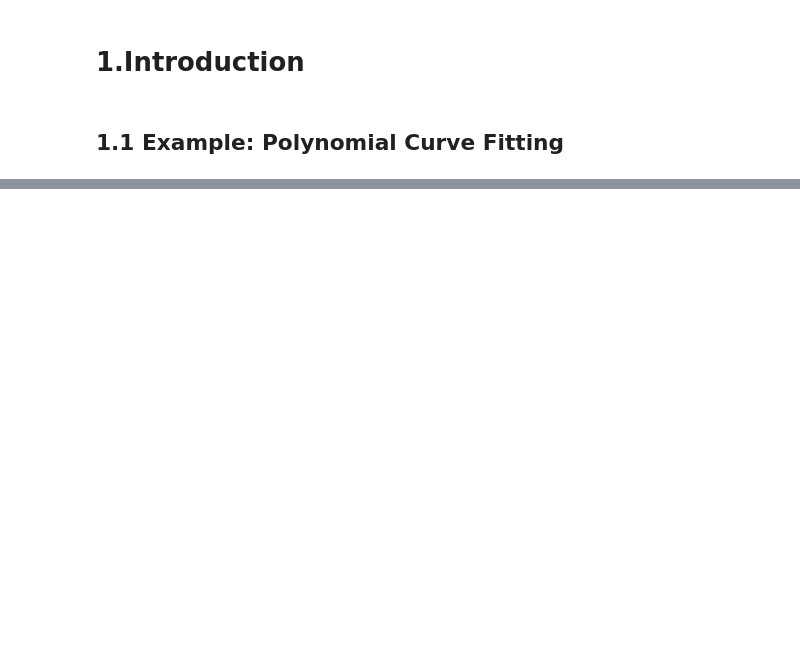
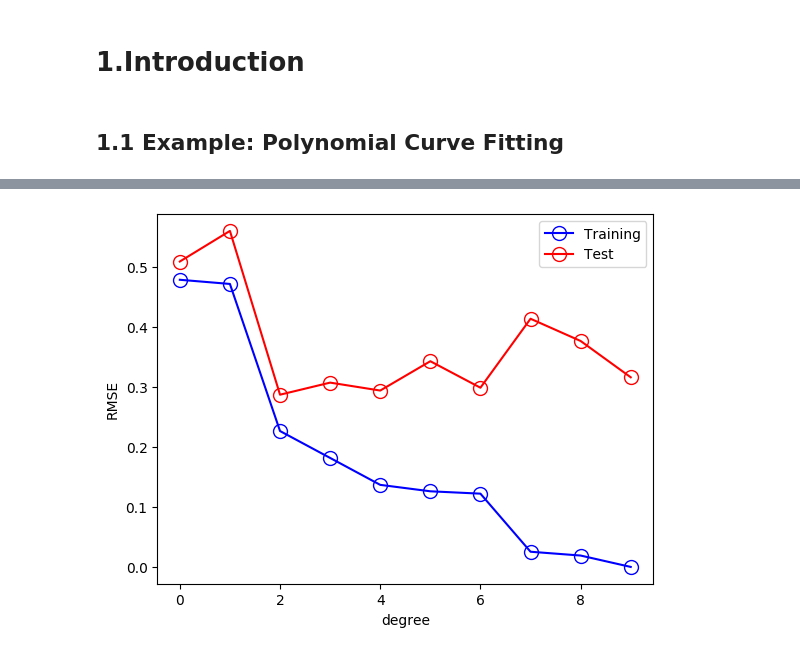
Before and after one commit to szmlb/PRML-jl, a Jupyter notebook: notebooks/ch01_Introduction.ipynb, the cells around one changed output, grey strips where cells are left out. Saved outputs shown, nothing was run; the diff lists cells and outputs as text; code cells hidden in the pictures; blank space fills up the shorter version.

```diff
--- a/notebooks/ch01_Introduction.ipynb
+++ b/notebooks/ch01_Introduction.ipynb
@@ -36,0 +61,29 @@ PyPlot.show()
+# %%
+function rmse(a, b)
+    return sqrt(mean((a - b).^2))
+end
+
+training_errors = []
+test_errors = []
+rng = MersenneTwister(1234)
+
+for i in 1:10
+    feature = PolynomialFeature(i)
+    X_train = transform(feature, x_train)
+    X_test = transform(feature, x_test)
+
+    model = LinearRegression(zeros(Float64, size(X_train)[2]), 0.0)
+    fit(model, X_train, y_train)
+    y = predict(model, X_test)
+    append!(training_errors, rmse(predict(model, X_train), y_train))
+    append!(test_errors, rmse(predict(model, X_test), y_test + randn(rng, Float64, size(y_test))*0.25))
+end
+
+PyPlot.plot(training_errors, linestyle="-",marker="o", mfc="none", mec="b", ms=10, c="b", label="Training")
+PyPlot.plot(test_errors, linestyle="-",marker="o", mfc="none", mec="r", ms=10, c="r", label="Test")
+PyPlot.legend()
+PyPlot.xlabel("degree")
+PyPlot.ylabel("RMSE")
+PyPlot.show()
+# %% [output]
+[figure, added]
```
Also changed, not shown: parts of 5 cells of this notebook, 1 other file.
